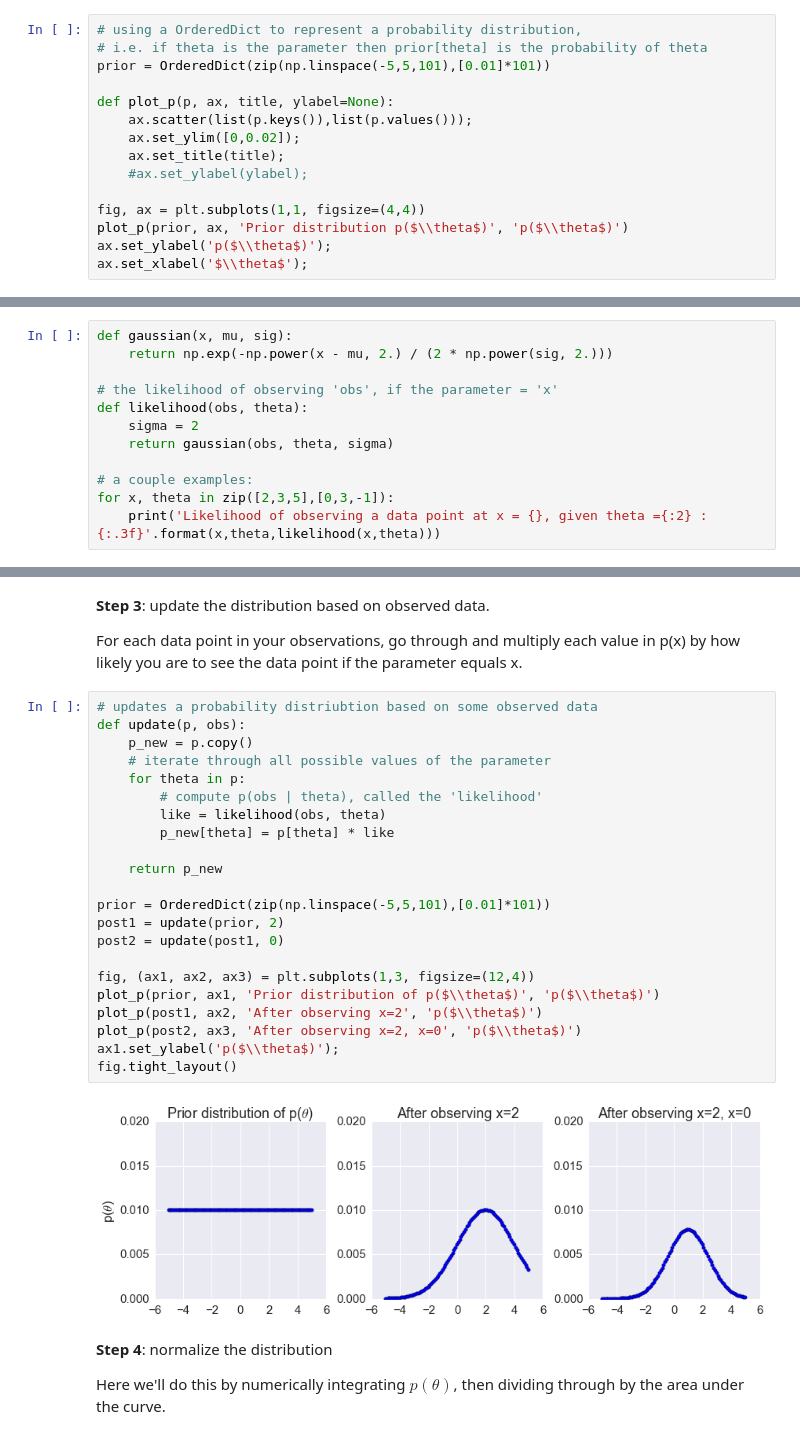
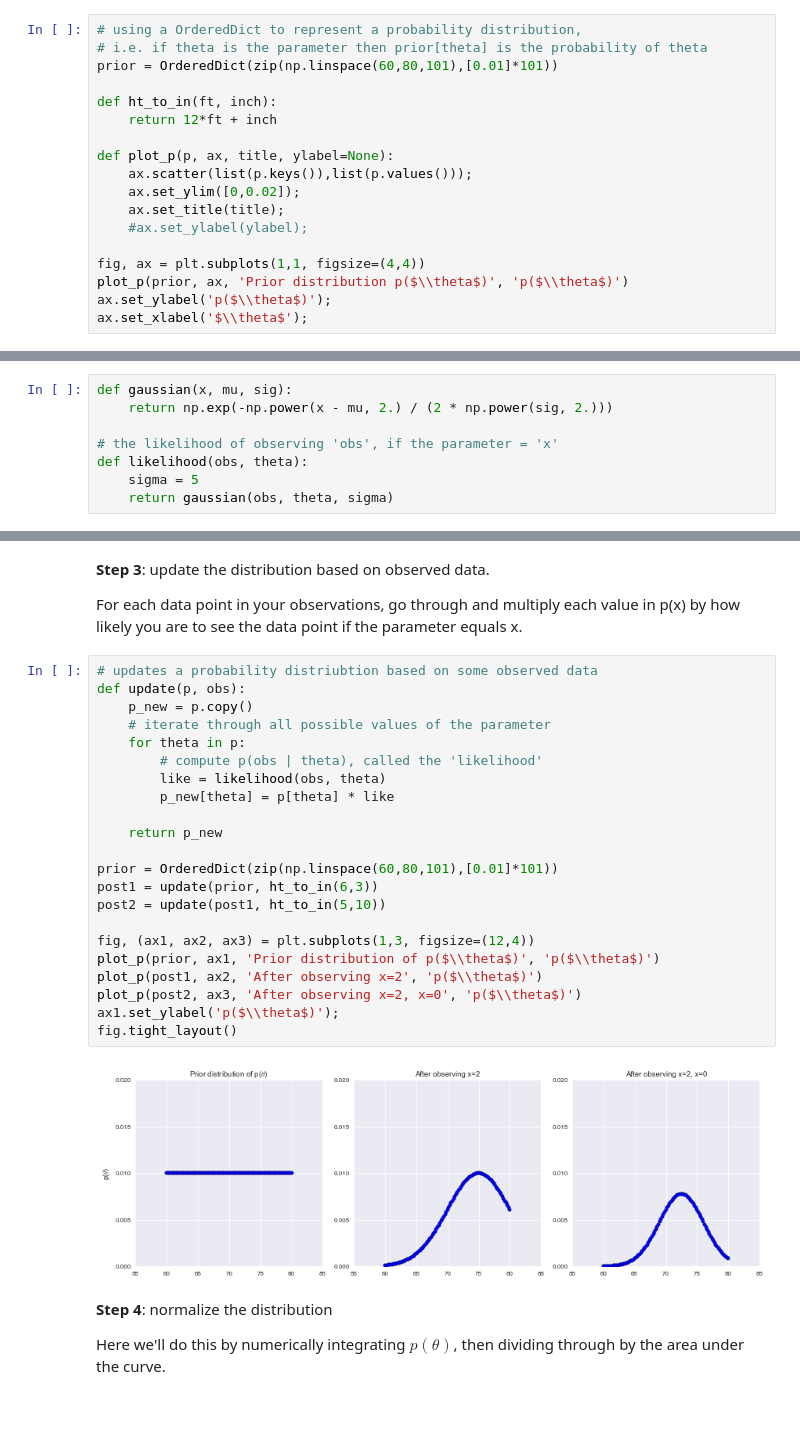
Before and after one commit to hinnefe2/ASTR596, a Jupyter notebook: ASTR 596 - MCMCs and PyMC3.ipynb, the cells around one changed output, grey strips where cells are left out. Drawn from its saved outputs; the diff is of its cells as text; blank space fills up the shorter version.

```diff
--- a/ASTR 596 - MCMCs and PyMC3.ipynb
+++ b/ASTR 596 - MCMCs and PyMC3.ipynb
@@ -368,7 +368,10 @@ If we don't know anything *a priori* we can use a uniform distribution over the
 # %%
 # using a OrderedDict to represent a probability distribution,
 # i.e. if theta is the parameter then prior[theta] is the probability of theta
-prior = OrderedDict(zip(np.linspace(-5,5,101),[0.01]*101))
+prior = OrderedDict(zip(np.linspace(60,80,101),[0.01]*101))
+
+def ht_to_in(ft, inch):
+    return 12*ft + inch
 
 def plot_p(p, ax, title, ylabel=None):
     ax.scatter(list(p.keys()),list(p.values()));
@@ -392,9 +395,5 @@ def gaussian(x, mu, sig):
 
 # the likelihood of observing 'obs', if the parameter = 'x'
 def likelihood(obs, theta):
-    sigma = 2
+    sigma = 5
     return gaussian(obs, theta, sigma)
-
-# a couple examples:
-for x, theta in zip([2,3,5],[0,3,-1]):
-    print('Likelihood of observing a data point at x = {}, given theta ={:2} : {:.3f}'.format(x,theta,likelihood(x,theta)))
@@ -409,27 +404,27 @@ For each data point in your observations, go through and multiply each value in
 # %%
 # updates a probability distriubtion based on some observed data
 def update(p, obs):
     p_new = p.copy()
     # iterate through all possible values of the parameter
     for theta in p:
         # compute p(obs | theta), called the 'likelihood'
         like = likelihood(obs, theta)
         p_new[theta] = p[theta] * like
 
     return p_new
 
-prior = OrderedDict(zip(np.linspace(-5,5,101),[0.01]*101))
-post1 = update(prior, 2)
-post2 = update(post1, 0)
+prior = OrderedDict(zip(np.linspace(60,80,101),[0.01]*101))
+post1 = update(prior, ht_to_in(6,3))
+post2 = update(post1, ht_to_in(5,10))
 
 fig, (ax1, ax2, ax3) = plt.subplots(1,3, figsize=(12,4))
 plot_p(prior, ax1, 'Prior distribution of p($\\theta$)', 'p($\\theta$)')
 plot_p(post1, ax2, 'After observing x=2', 'p($\\theta$)')
 plot_p(post2, ax3, 'After observing x=2, x=0', 'p($\\theta$)')
 ax1.set_ylabel('p($\\theta$)');
 fig.tight_layout()
 # %% [output]
-[figure, old version]
+[figure, new version]
 # %% [markdown]
 **Step 4**: normalize the distribution
 
```
Also changed, not shown: parts of 6 cells of this notebook.
